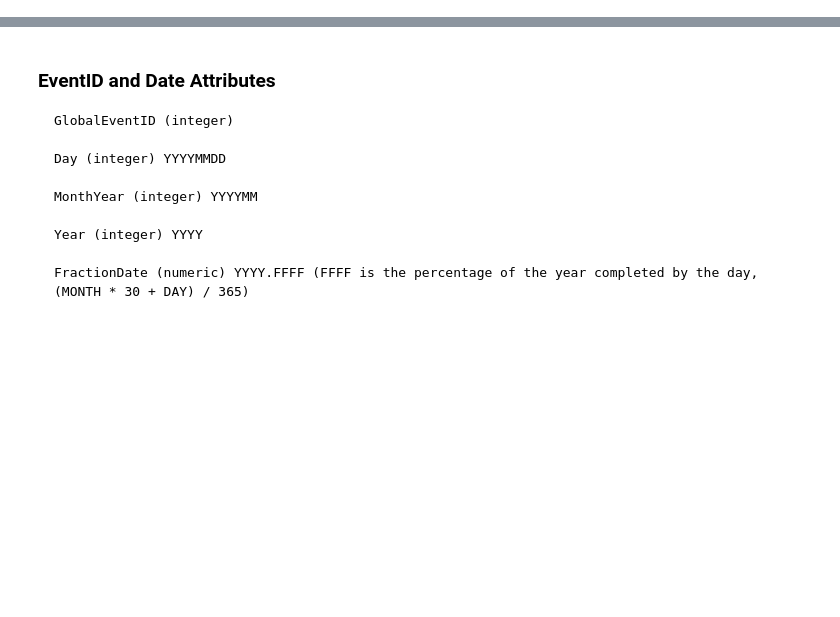
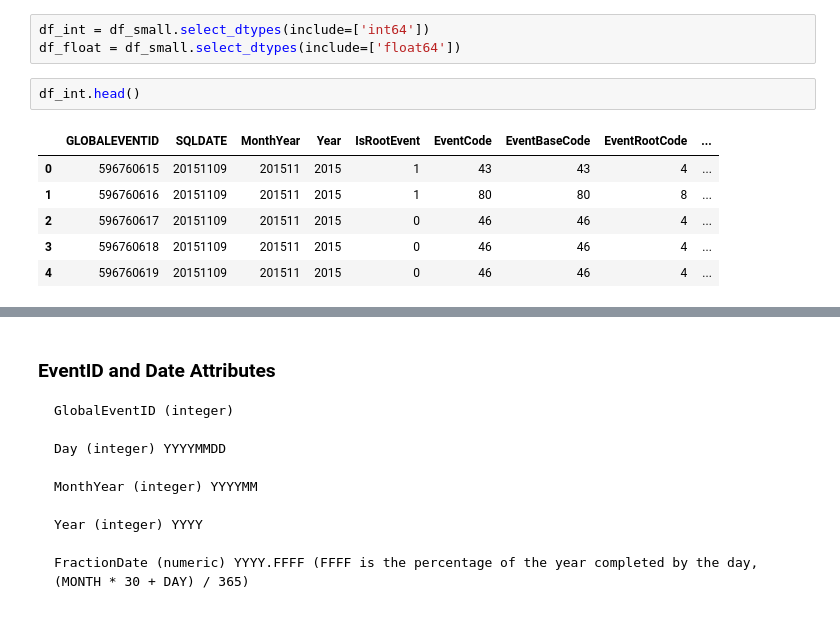
Before and after one commit to eistre91/thinkful-projects, a Jupyter notebook: GDELT-Scratch.ipynb, the cells around one changed output, grey strips where cells are left out. Cells and saved outputs as stored; diff of their text form; blank space fills up the shorter version.

```diff
--- a/GDELT-Scratch.ipynb
+++ b/GDELT-Scratch.ipynb
@@ -0,0 +101,12 @@
+# %%
+df_int = df_small.select_dtypes(include=['int64'])
+df_float = df_small.select_dtypes(include=['float64'])
+# %%
+df_int.head()
+# %% [output]
+|  | GLOBALEVENTID | SQLDATE | MonthYear | Year | IsRootEvent | EventCode | EventBaseCode | EventRootCode | ... |
+| 0 | 596760615 | 20151109 | 201511 | 2015 | 1 | 43 | 43 | 4 | ... |
+| 1 | 596760616 | 20151109 | 201511 | 2015 | 1 | 80 | 80 | 8 | ... |
+| 2 | 596760617 | 20151109 | 201511 | 2015 | 0 | 46 | 46 | 4 | ... |
+| 3 | 596760618 | 20151109 | 201511 | 2015 | 0 | 46 | 46 | 4 | ... |
+| 4 | 596760619 | 20151109 | 201511 | 2015 | 0 | 46 | 46 | 4 | ... |
```
Also changed, not shown: parts of 24 cells of this notebook, 5 other files.
